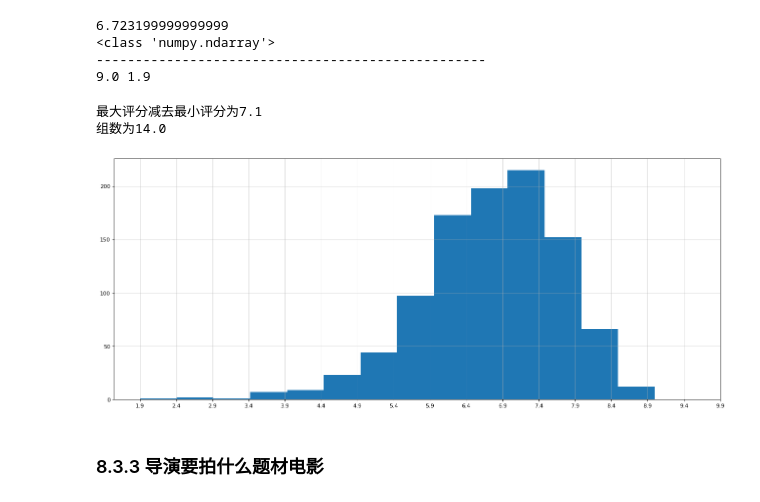
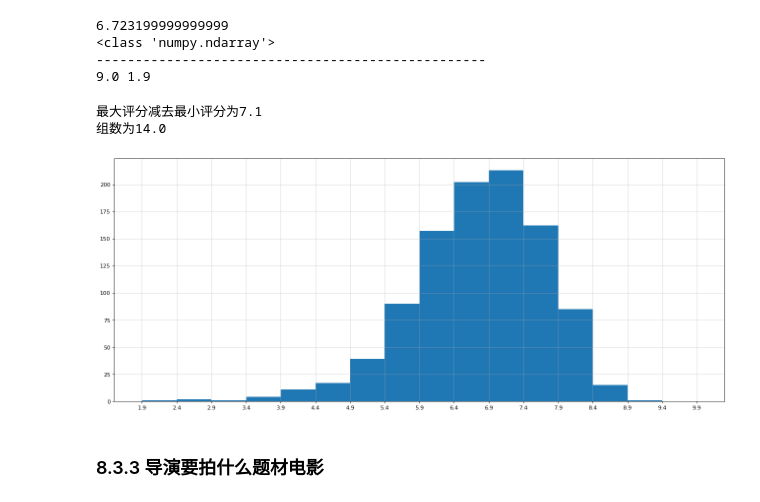
Before and after one commit to xuliqingupup/first_python, a Jupyter notebook: day12/day12/pandas学习/8 统计与计算.ipynb, the cells around one changed output. Saved outputs shown, nothing was run; the diff lists cells and outputs as text; code cells hidden in the pictures.

```diff
--- a/day12/day12/pandas学习/8 统计与计算.ipynb
+++ b/day12/day12/pandas学习/8 统计与计算.ipynb
@@ -217,28 +224,29 @@ print(max_runtime,min_runtime) #最大值最小值电影评分
 # %%
 # 计算组数
 print(f'最大评分减去最小评分为{max_runtime - min_runtime}')
 num_bin = (max_runtime - min_runtime) // 0.5  #对不齐的原因是因为9.0-1.9不能整除0.5
 
 print(f'组数为{num_bin}')
 # 设置图形的大小
 plt.figure(figsize=(20, 8), dpi=80)
 # 第二个bins参数必须为int或sequence或str，bins代表划分为多少个单元
-plt.hist(runtime_data, int(num_bin))
-plt.grid(alpha=0.5)
-#因为range的步长不支持0.5,自己做一个列表
 _x = [min_runtime]
 i = min_runtime
 while i <= max_runtime + 0.5:
     i = i + 0.5
     _x.append(i)
 
+plt.hist(runtime_data, bins=_x)
+plt.grid(alpha=0.5)
+#因为range的步长不支持0.5,自己做一个列表
+
 plt.xticks(_x) #设置x轴的刻度
 
 plt.show()
 # %% [output]
 最大评分减去最小评分为7.1
 组数为14.0
-[figure, old version]
+[figure, new version]
 # %% [markdown]
 ### 8.3.3 导演要拍什么题材电影
 # %%
```
Also changed, not shown: parts of 6 cells of this notebook, 7 other files.
